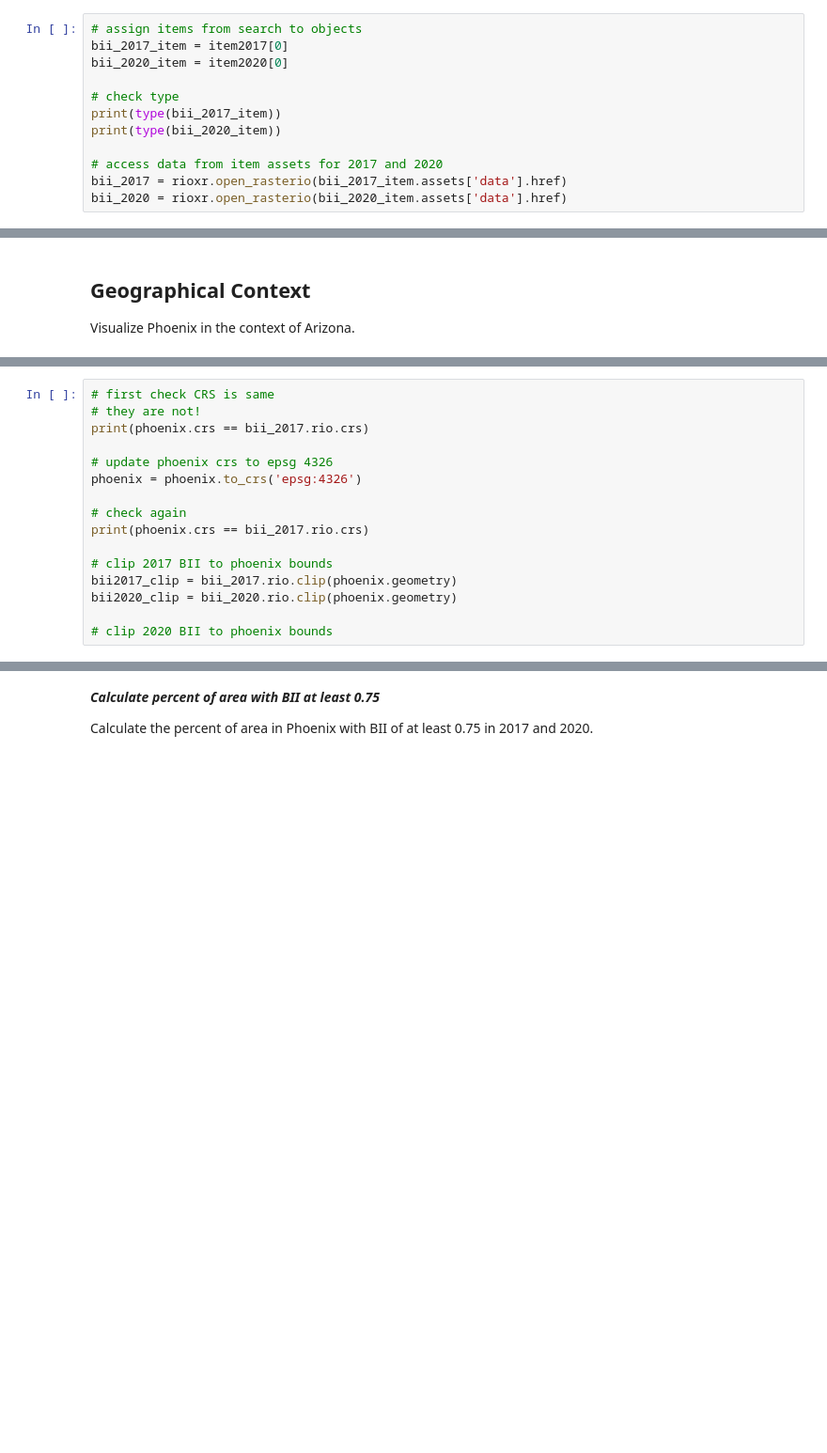
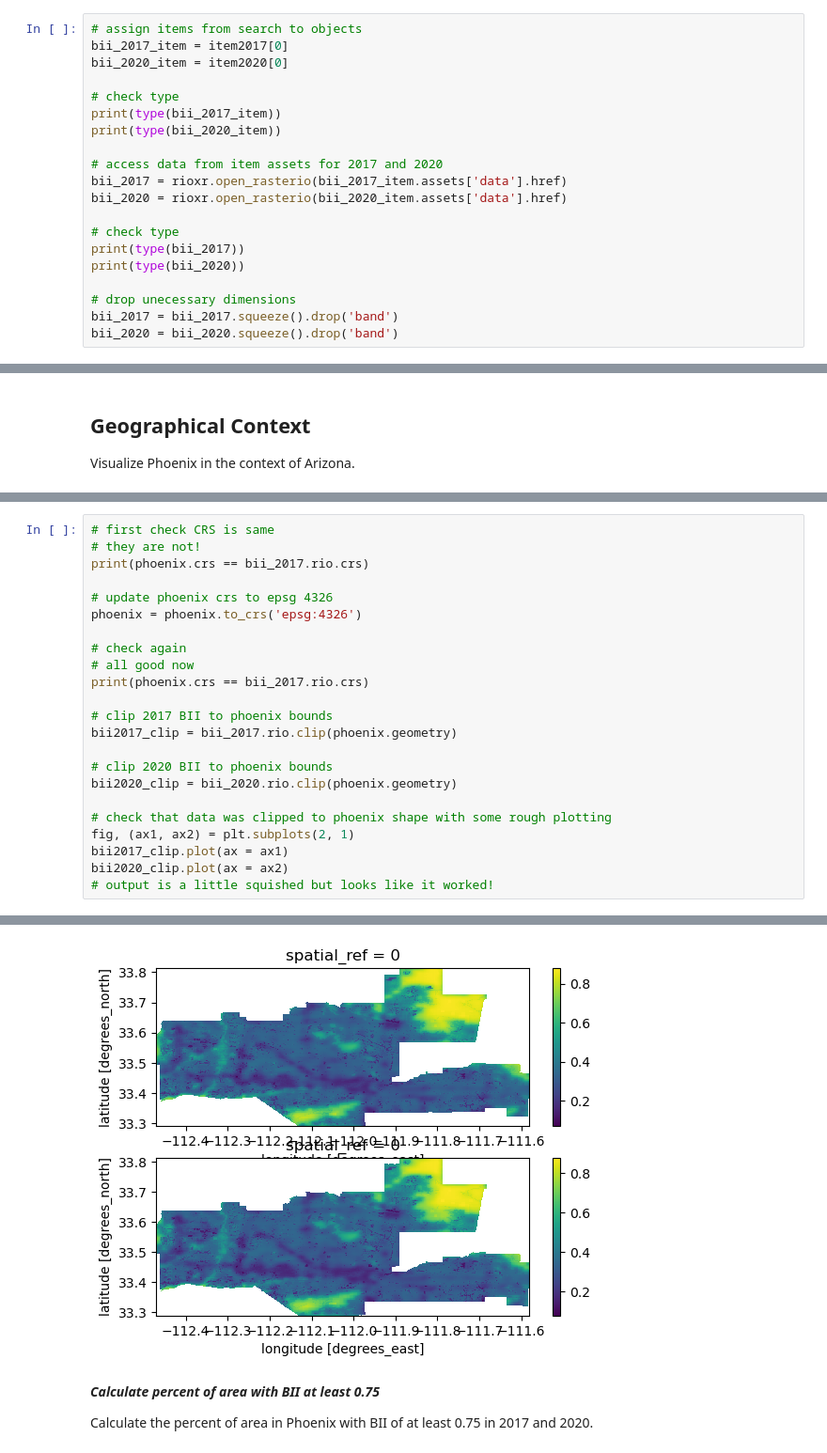
Before and after one commit to h-hahn/eds220-phoenix-biodiversity, a Jupyter notebook: phoenix_bio.ipynb, the cells around one changed output, grey strips where cells are left out. Shown at 94% size. Cells and saved outputs as stored; diff of their text form; blank space fills up the shorter version.

```diff
--- a/phoenix_bio.ipynb
+++ b/phoenix_bio.ipynb
@@ -110,3 +116,11 @@ print(type(bii_2020_item))
 # access data from item assets for 2017 and 2020
 bii_2017 = rioxr.open_rasterio(bii_2017_item.assets['data'].href)
 bii_2020 = rioxr.open_rasterio(bii_2020_item.assets['data'].href)
+
+# check type
+print(type(bii_2017))
+print(type(bii_2020))
+
+# drop unecessary dimensions
+bii_2017 = bii_2017.squeeze().drop('band')
+bii_2020 = bii_2020.squeeze().drop('band')
@@ -161,13 +171,20 @@ print(phoenix.crs == bii_2017.rio.crs)
 phoenix = phoenix.to_crs('epsg:4326')
 
 # check again
+# all good now
 print(phoenix.crs == bii_2017.rio.crs)
 
 # clip 2017 BII to phoenix bounds
 bii2017_clip = bii_2017.rio.clip(phoenix.geometry)
+
+# clip 2020 BII to phoenix bounds
 bii2020_clip = bii_2020.rio.clip(phoenix.geometry)
 
-# clip 2020 BII to phoenix bounds
+# check that data was clipped to phoenix shape with some rough plotting
+fig, (ax1, ax2) = plt.subplots(2, 1)
+bii2017_clip.plot(ax = ax1)
+bii2020_clip.plot(ax = ax2)
+# output is a little squished but looks like it worked!
 # %% [output]
 True
 True
@@ -174,3 +192,4 @@ True
+[figure, added]
 # %% [markdown]
 ***Calculate percent of area with BII at least 0.75***
 
```
Also changed, not shown: parts of 23 cells of this notebook.
